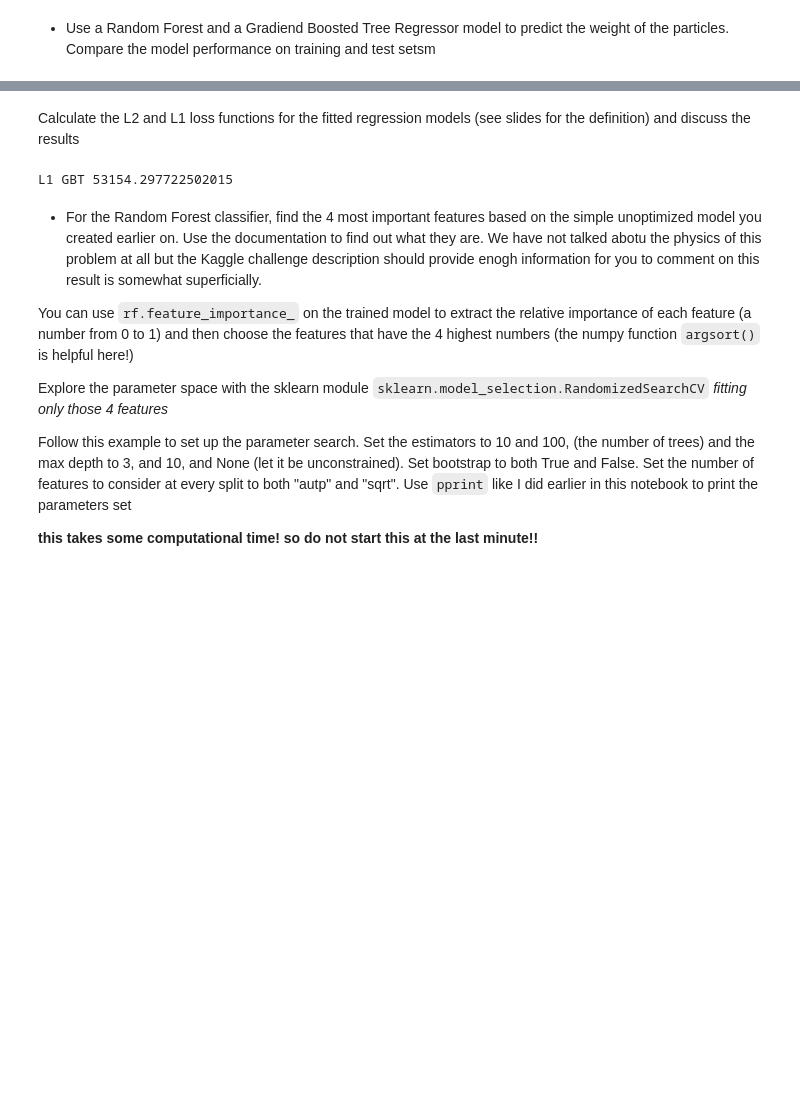
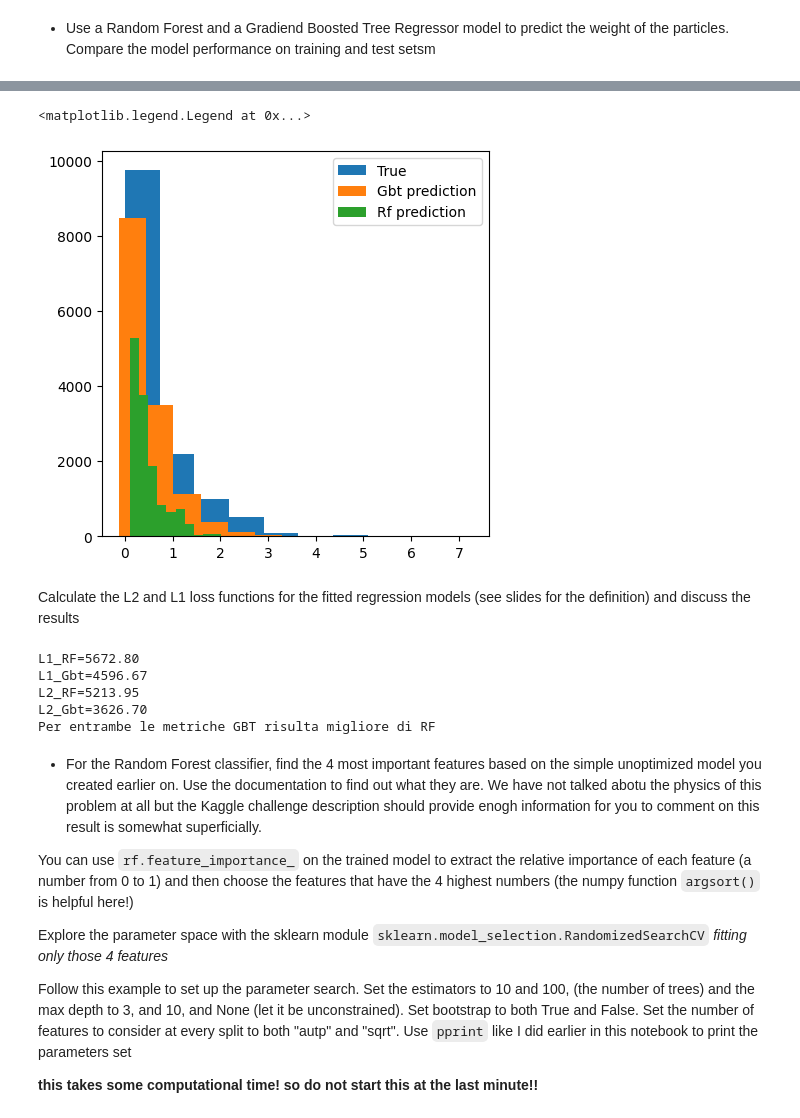
Before and after one commit to FrancescoZanni/MLPNS_FZanni, a Jupyter notebook: Copia_di_higgsbosonSearch.ipynb, the cells around one changed output, grey strips where cells are left out. Saved outputs shown, nothing was run; the diff lists cells and outputs as text; code cells hidden in the pictures; blank space fills up the shorter version.

```diff
--- a/Copia_di_higgsbosonSearch.ipynb
+++ b/Copia_di_higgsbosonSearch.ipynb
@@ -264,6 +269,6 @@ plot_confusion_matrix(gbt.predict(higgsdata),
 
 - Use a Random Forest and a Gradiend Boosted Tree Regressor model to predict the weight of the particles. Compare the model performance on training and test setsm
 # %%
-traindata_weights, testdata_weights, train_weights, test_weights = ...
+traindata_weights, testdata_weights, train_weights, test_weights = train_test_split(higgsdata.values,weights,train_size = 0.2,stratify=labels)
 # %%
 from sklearn.ensemble import RandomForestRegressor
@@ -275,10 +285,37 @@ gbtR.fit(...)
+# %%
+
+pred_rf_w = rfR.predict(traindata_weights)
+pred_gbt_w = gbtR.predict(traindata_weights)
+
+ax=pl.figure(figsize(5,5)).add_subplot(111)
+pl.hist(train_weights,label="True")
+pl.hist(pred_gbt_w,label="Gbt prediction")
+pl.hist(pred_rf_w,label="Rf prediction")
+pl.legend()
+# %% [output]
+<matplotlib.legend.Legend at 0x...>
+[figure, added]
 # %% [markdown]
  Calculate the L2 and L1 loss functions for the fitted regression models (see slides for the definition) and discuss the results
-# %%
-
-print("L1 RF....."
-# %% [output]
-L1 GBT 53154.297722502015
+# %%
+
+l1_rf = np.abs(pred_rf_w-train_weights).sum()
+l1_gbt = np.abs(pred_gbt_w-train_weights).sum()
+l2_rf = pow(pred_rf_w-train_weights,2).sum()
+l2_gbt = pow(pred_gbt_w-train_weights,2).sum()
+
+
+print("L1_RF={:.2f}".format(l1_rf))
+print("L1_Gbt={:.2f}".format(l1_gbt))
+print("L2_RF={:.2f}".format(l2_rf))
+print("L2_Gbt={:.2f}".format(l2_gbt))
+print("Per entrambe le metriche GBT risulta migliore di RF")
+# %% [output]
+L1_RF=5672.80
+L1_Gbt=4596.67
+L2_RF=5213.95
+L2_Gbt=3626.70
+Per entrambe le metriche GBT risulta migliore di RF
 # %% [markdown]
 - For the Random Forest classifier, find the 4 most important features based on the simple unoptimized model you created earlier on. Use the documentation to find out what they are. We have not talked abotu the physics of this problem at all but the Kaggle challenge description should provide enogh information for you to comment on this result is somewhat superficially.
 
```
Also changed, not shown: parts of 22 cells of this notebook.
